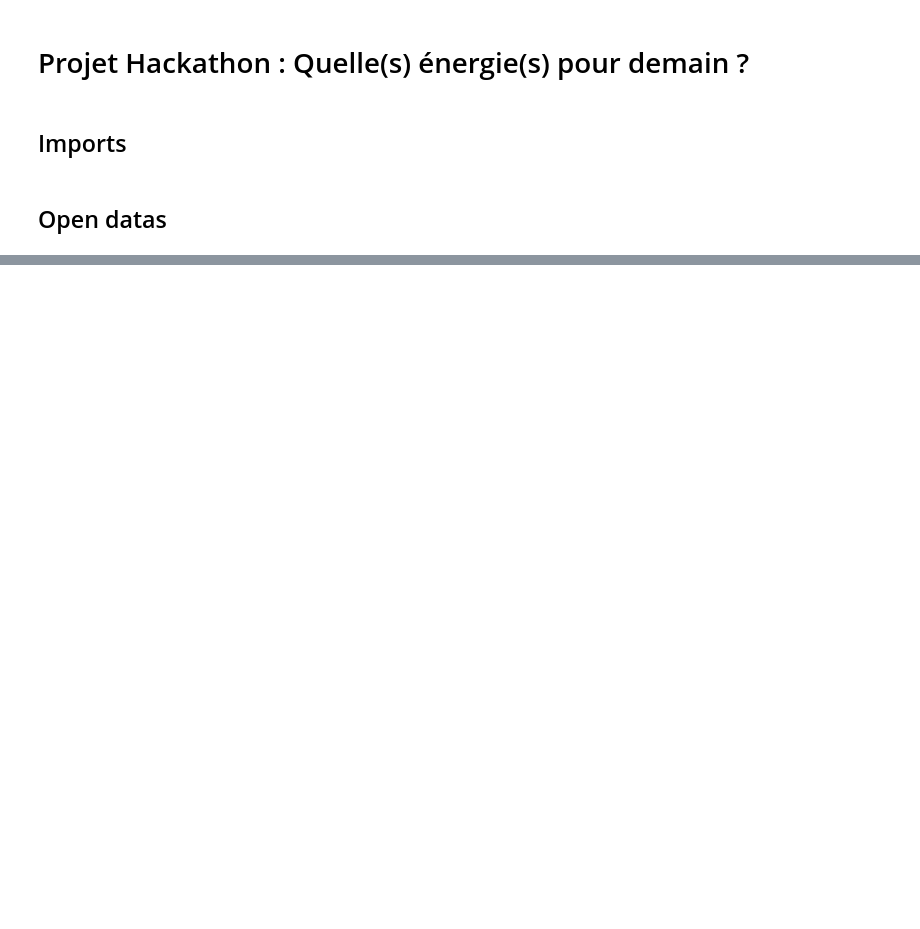
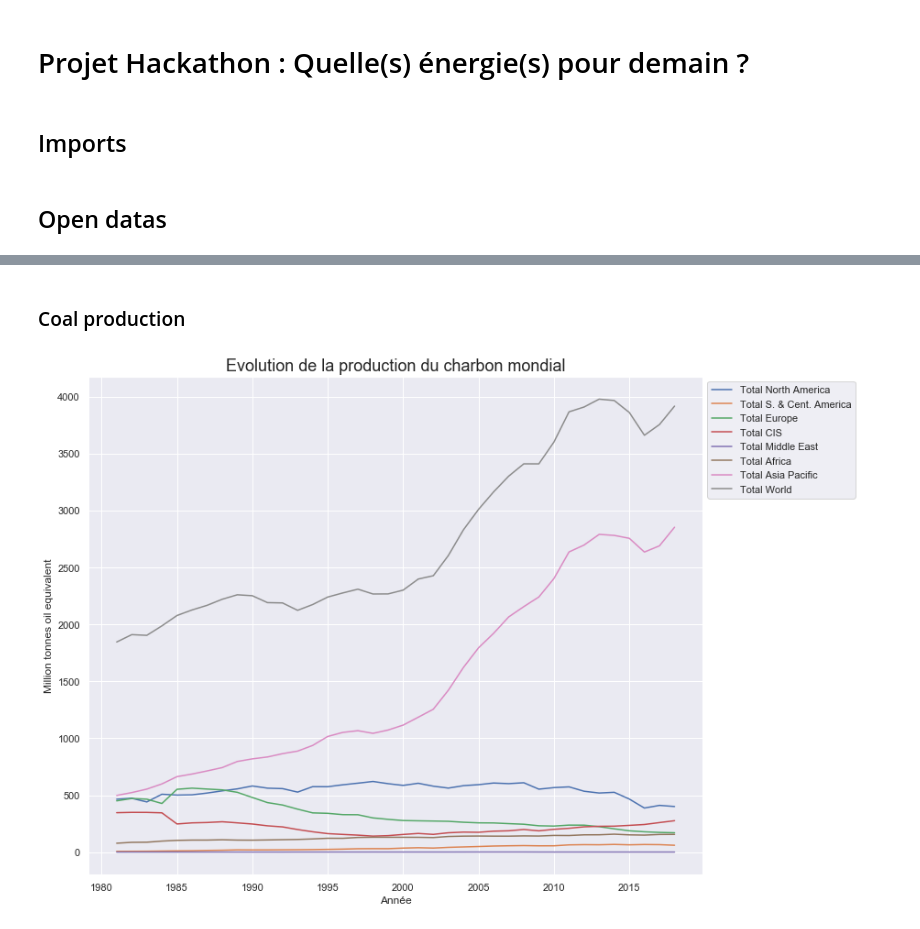
Before and after one commit to KevinFerin/HackatonMDI720, a Jupyter notebook: src/Hackathon.ipynb, the cells around one changed output, grey strips where cells are left out. Saved outputs shown, nothing was run; the diff lists cells and outputs as text; code cells hidden in the pictures; blank space fills up the shorter version.

```diff
--- a/src/Hackathon.ipynb
+++ b/src/Hackathon.ipynb
@@ -33,0 +61,11 @@ plt.show()
+# %% [markdown]
+### Coal production
+# %%
+gaz_production = pd.read_excel(dataPath+"data_production.xlsx", 7, header = 2)
+unite = "Million tonnes oil equivalent"
+gaz_production = clean(gaz_production,unite)
+gaz_production_total, gaz_production = separate_total(gaz_production, unite)
+
+print_df(gaz_production_total, "Evolution de la production du charbon mondial", unite)
+# %% [output]
+[figure, added]
```
Also changed, not shown: parts of 14 cells of this notebook.
